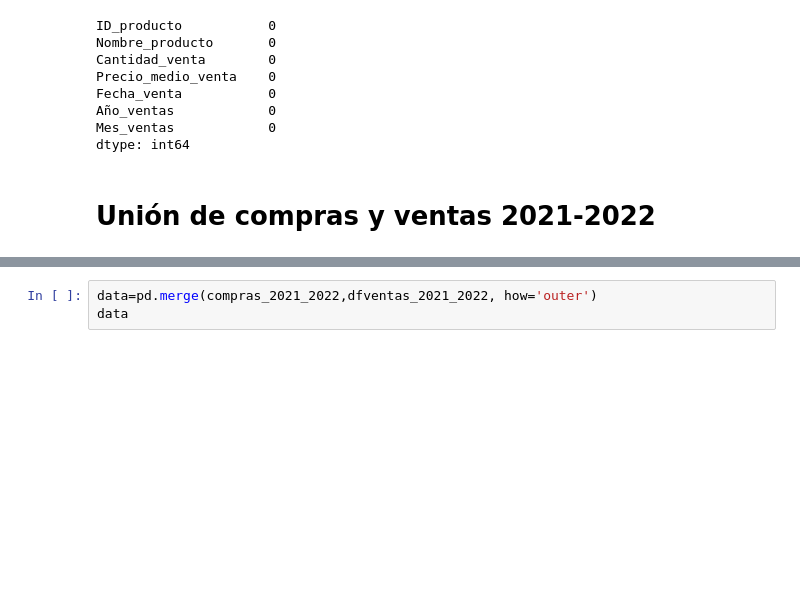
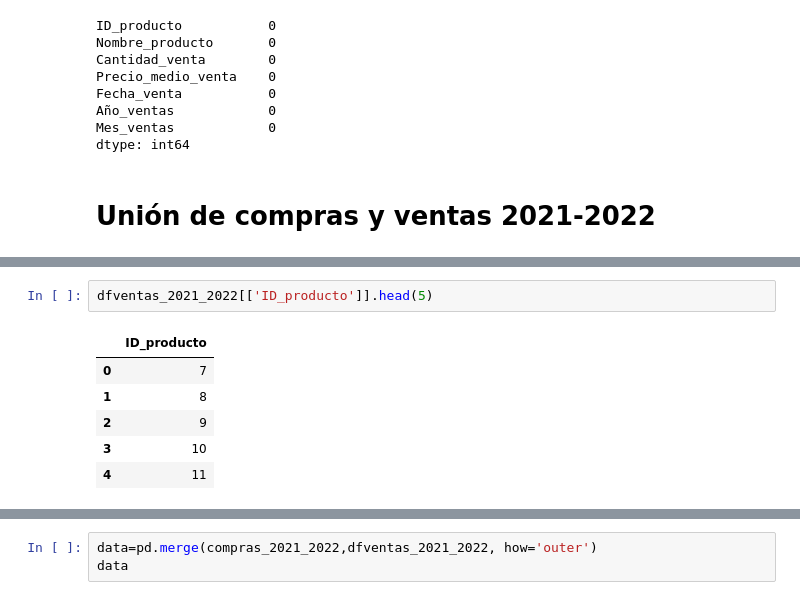
Before and after one commit to Factoria-F5-AI-Bootcamp-1-Edicion/osa_analysis, a Jupyter notebook: 2. Data_Engineer_Ventas_LaOsa.ipynb, the cells around one changed output, grey strips where cells are left out. Saved outputs shown, nothing was run; the diff lists cells and outputs as text; blank space fills up the shorter version.

```diff
--- a/2. Data_Engineer_Ventas_LaOsa.ipynb
+++ b/2. Data_Engineer_Ventas_LaOsa.ipynb
@@ -1366,0 +1453,9 @@ dtype: int64
+# %%
+dfventas_2021_2022[['ID_producto']].head(5)
+# %% [output]
+|  | ID_producto |
+| 0 | 7 |
+| 1 | 8 |
+| 2 | 9 |
+| 3 | 10 |
+| 4 | 11 |
```
Also changed, not shown: parts of 17 cells of this notebook, 3 other files.
